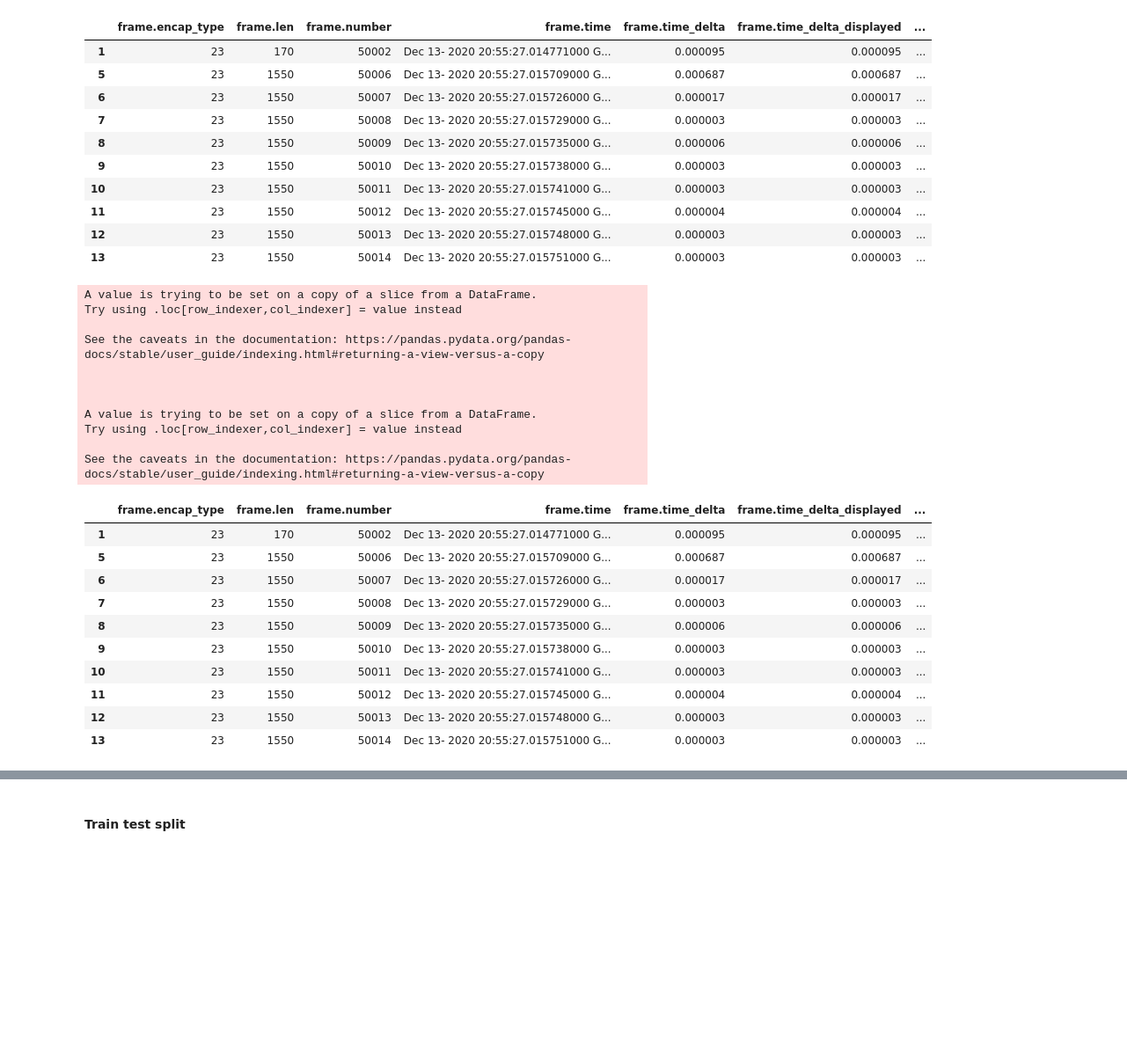
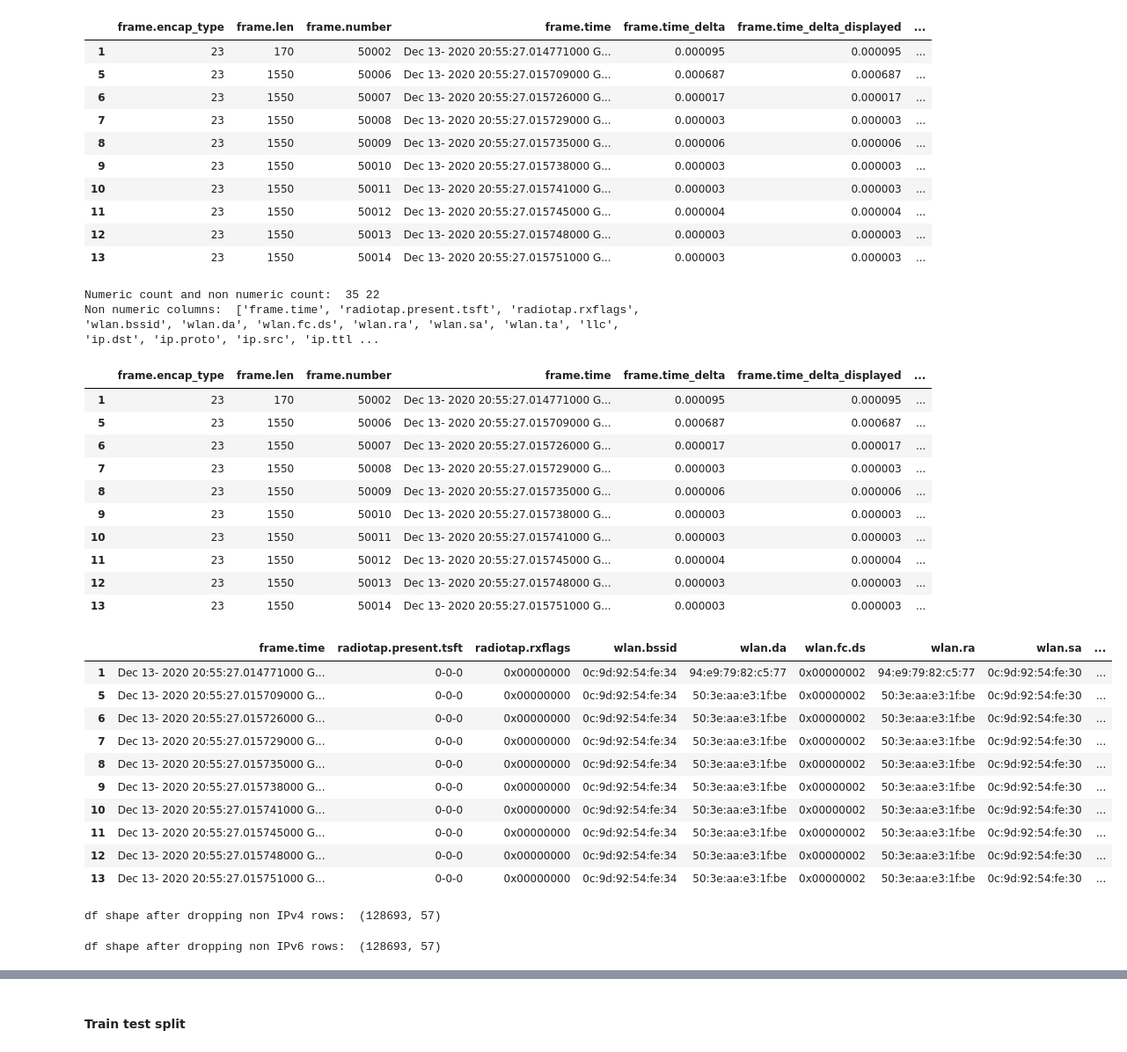
Before and after one commit to bijan-safai/MlFinalProject, a Jupyter notebook: src/FinalProjectDataExploration.ipynb, the cells around one changed output, grey strips where cells are left out. Shown at 88% size. Drawn from its saved outputs; the diff is of its cells as text; code cells hidden in the pictures; blank space fills up the shorter version.

```diff
--- a/src/FinalProjectDataExploration.ipynb
+++ b/src/FinalProjectDataExploration.ipynb
@@ -207,34 +202,33 @@ New df shape: (129001, 57)
 | 13 | 23 | 1550 | 50014 | Dec 13- 2020 20:55:27.015751000 G... | 0.000003 | 0.000003 | ... |
 # %%
 #### replacing the left over NaN values with 0 or unknown
-
+import warnings
+warnings.filterwarnings('ignore')
 ## checking if we havent dropped IP data
 # for col in df.columns:
 #     if "ip" in col:
 #         print(col)
 # print("\n")
-
+cnt_num = 0
+cnt = 0
+non_num_feature = []
 for col in df.columns:
-    if (df[col].dtypes == "int64") or (df[col].dtypes == "float64"):
+    if (df[col].dtypes == "int64") or (df[col].dtypes == "float64") or ("udp" in col) :
         #print("number col: ", col, df[col].dtypes)
+        cnt_num += 1
         df[col] = df[col].fillna(0)
     else:
         #print("string col:", col, df[col].dtypes)
+        cnt += 1
+        non_num_feature.append(col)
         df[col] = df[col].fillna('Unknown')
 
+print("Numeric count and non numeric count: ",cnt_num, cnt)
+print("Non numeric columns: ", non_num_feature)
 df.head(10)
 # %% [output]
-A value is trying to be set on a copy of a slice from a DataFrame.
-Try using .loc[row_indexer,col_indexer] = value instead
-
-See the caveats in the documentation: https://pandas.pydata.org/pandas-docs/stable/user_guide/indexing.html#returning-a-view-versus-a-copy
-
-
-
-A value is trying to be set on a copy of a slice from a DataFrame.
-Try using .loc[row_indexer,col_indexer] = value instead
-
-See the caveats in the documentation: https://pandas.pydata.org/pandas-docs/stable/user_guide/indexing.html#returning-a-view-versus-a-copy
+Numeric count and non numeric count:  35 22
+Non numeric columns:  ['frame.time', 'radiotap.present.tsft', 'radiotap.rxflags', 'wlan.bssid', 'wlan.da', 'wlan.fc.ds', 'wlan.ra', 'wlan.sa', 'wlan.ta', 'llc', 'ip.dst', 'ip.proto', 'ip.src', 'ip.ttl ...
 |  | frame.encap_type | frame.len | frame.number | frame.time | frame.time_delta | frame.time_delta_displayed | ... |
 | 1 | 23 | 170 | 50002 | Dec 13- 2020 20:55:27.014771000 G... | 0.000095 | 0.000095 | ... |
 | 5 | 23 | 1550 | 50006 | Dec 13- 2020 20:55:27.015709000 G... | 0.000687 | 0.000687 | ... |
@@ -248,0 +260,44 @@ See the caveats in the documentation: https://pandas.pydata.org/pandas-docs/stab
+# %%
+df[non_num_feature].head(10)
+# %% [output]
+|  | frame.time | radiotap.present.tsft | radiotap.rxflags | wlan.bssid | wlan.da | wlan.fc.ds | wlan.ra | wlan.sa | ... |
+| 1 | Dec 13- 2020 20:55:27.014771000 G... | 0-0-0 | 0x00000000 | 0c:9d:92:54:fe:34 | 94:e9:79:82:c5:77 | 0x00000002 | 94:e9:79:82:c5:77 | 0c:9d:92:54:fe:30 | ... |
+| 5 | Dec 13- 2020 20:55:27.015709000 G... | 0-0-0 | 0x00000000 | 0c:9d:92:54:fe:34 | 50:3e:aa:e3:1f:be | 0x00000002 | 50:3e:aa:e3:1f:be | 0c:9d:92:54:fe:30 | ... |
+| 6 | Dec 13- 2020 20:55:27.015726000 G... | 0-0-0 | 0x00000000 | 0c:9d:92:54:fe:34 | 50:3e:aa:e3:1f:be | 0x00000002 | 50:3e:aa:e3:1f:be | 0c:9d:92:54:fe:30 | ... |
+| 7 | Dec 13- 2020 20:55:27.015729000 G... | 0-0-0 | 0x00000000 | 0c:9d:92:54:fe:34 | 50:3e:aa:e3:1f:be | 0x00000002 | 50:3e:aa:e3:1f:be | 0c:9d:92:54:fe:30 | ... |
+| 8 | Dec 13- 2020 20:55:27.015735000 G... | 0-0-0 | 0x00000000 | 0c:9d:92:54:fe:34 | 50:3e:aa:e3:1f:be | 0x00000002 | 50:3e:aa:e3:1f:be | 0c:9d:92:54:fe:30 | ... |
+| 9 | Dec 13- 2020 20:55:27.015738000 G... | 0-0-0 | 0x00000000 | 0c:9d:92:54:fe:34 | 50:3e:aa:e3:1f:be | 0x00000002 | 50:3e:aa:e3:1f:be | 0c:9d:92:54:fe:30 | ... |
+| 10 | Dec 13- 2020 20:55:27.015741000 G... | 0-0-0 | 0x00000000 | 0c:9d:92:54:fe:34 | 50:3e:aa:e3:1f:be | 0x00000002 | 50:3e:aa:e3:1f:be | 0c:9d:92:54:fe:30 | ... |
+| 11 | Dec 13- 2020 20:55:27.015745000 G... | 0-0-0 | 0x00000000 | 0c:9d:92:54:fe:34 | 50:3e:aa:e3:1f:be | 0x00000002 | 50:3e:aa:e3:1f:be | 0c:9d:92:54:fe:30 | ... |
+| 12 | Dec 13- 2020 20:55:27.015748000 G... | 0-0-0 | 0x00000000 | 0c:9d:92:54:fe:34 | 50:3e:aa:e3:1f:be | 0x00000002 | 50:3e:aa:e3:1f:be | 0c:9d:92:54:fe:30 | ... |
+| 13 | Dec 13- 2020 20:55:27.015751000 G... | 0-0-0 | 0x00000000 | 0c:9d:92:54:fe:34 | 50:3e:aa:e3:1f:be | 0x00000002 | 50:3e:aa:e3:1f:be | 0c:9d:92:54:fe:30 | ... |
+# %%
+import ipaddress
+import re
+
+ipv4_addr_features = ['ip.src', 'ip.dst']
+
+# removing rows with non IP address format and then convering those IPs to integer values using ipaddress
+for col in ipv4_addr_features:
+    df = df[df[col].str.contains("^\d{1,3}\.\d{1,3}\.\d{1,3}\.\d{1,3}$", regex=True) == True]
+
+for col in ipv4_addr_features:
+  df[col] = df[col].apply(lambda x: int(ipaddress.IPv4Address(x)))
+
+print("df shape after dropping non IPv4 rows: ", df.shape)
+# %% [output]
+df shape after dropping non IPv4 rows:  (128693, 57)
+# %%
+mac_addr_features = ['wlan.bssid','wlan.da', 'wlan.ra', 'wlan.sa', 'wlan.ta']
+
+# converting  MAC addresses in the wlan features to int
+def mac_to_int(mac):
+    res = re.match('^((?:(?:[0-9a-f]{2}):){5}[0-9a-f]{2})$', mac.lower())
+    if res is None:
+        raise ValueError('invalid mac address')
+    return int(res.group(0).replace(':', ''), 16)
+
+for col in mac_addr_features:
+  df[col] = df[col].apply(lambda x: mac_to_int(x))
+# %% [output]
+df shape after dropping non IPv6 rows:  (128693, 57)
```
Also changed, not shown: parts of 8 cells of this notebook.
